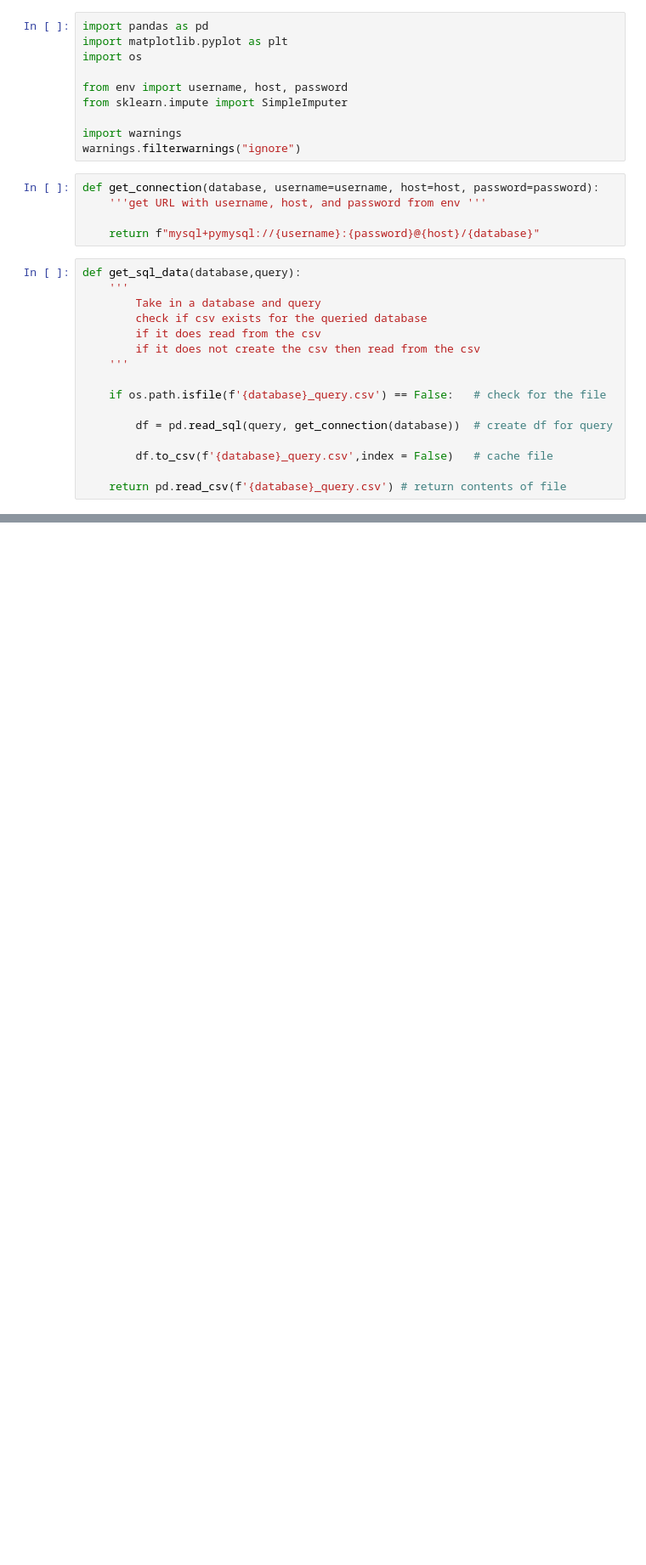
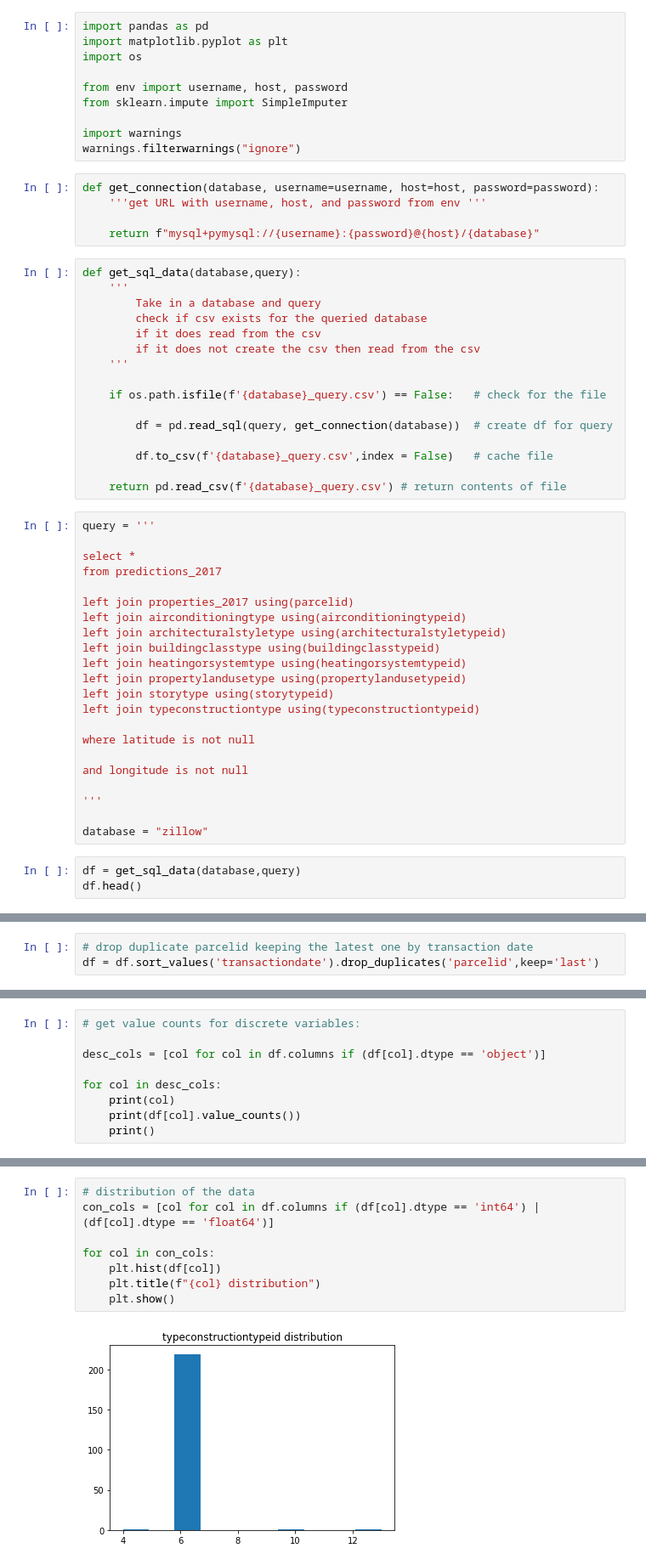
Before and after one commit to katherinesalazar/clustering-exercises, a Jupyter notebook: zillow.ipynb, the cells around one changed output, grey strips where cells are left out. Shown at 85% size. Cells and saved outputs as stored; diff of their text form; blank space fills up the shorter version.

Commit message:
completed zillow exercises

```diff
--- a/zillow.ipynb
+++ b/zillow.ipynb
@@ -41,3 +50,28 @@ def get_sql_data(database,query):
         df.to_csv(f'{database}_query.csv',index = False)   # cache file
 
     return pd.read_csv(f'{database}_query.csv') # return contents of file
+# %%
+query = '''
+
+select *
+from predictions_2017
+
+left join properties_2017 using(parcelid)
+left join airconditioningtype using(airconditioningtypeid)
+left join architecturalstyletype using(architecturalstyletypeid)
+left join buildingclasstype using(buildingclasstypeid)
+left join heatingorsystemtype using(heatingorsystemtypeid)
+left join propertylandusetype using(propertylandusetypeid)
+left join storytype using(storytypeid)
+left join typeconstructiontype using(typeconstructiontypeid)
+
+where latitude is not null
+
+and longitude is not null
+
+'''
+
+database = "zillow"
+# %%
+df = get_sql_data(database,query)
+df.head()
@@ -43,0 +90,3 @@ def get_sql_data(database,query):
+# %%
+# drop duplicate parcelid keeping the latest one by transaction date
+df = df.sort_values('transactiondate').drop_duplicates('parcelid',keep='last')
@@ -43,0 +151,9 @@ def get_sql_data(database,query):
+# %%
+# get value counts for discrete variables:
+
+desc_cols = [col for col in df.columns if (df[col].dtype == 'object')]
+
+for col in desc_cols:
+    print(col)
+    print(df[col].value_counts())
+    print()
@@ -43,0 +178,10 @@ def get_sql_data(database,query):
+# %%
+# distribution of the data
+con_cols = [col for col in df.columns if (df[col].dtype == 'int64') | (df[col].dtype == 'float64')]
+
+for col in con_cols:
+    plt.hist(df[col])
+    plt.title(f"{col} distribution")
+    plt.show()
+# %% [output]
+[figure, added]
```
Also changed, not shown: parts of 66 cells of this notebook.
